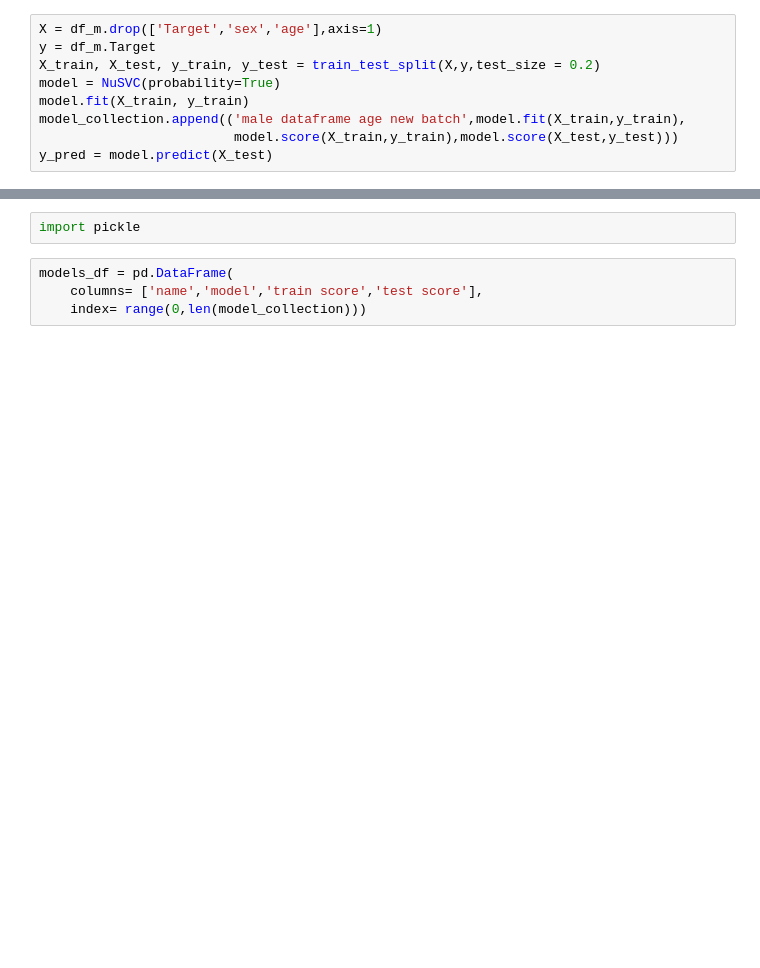
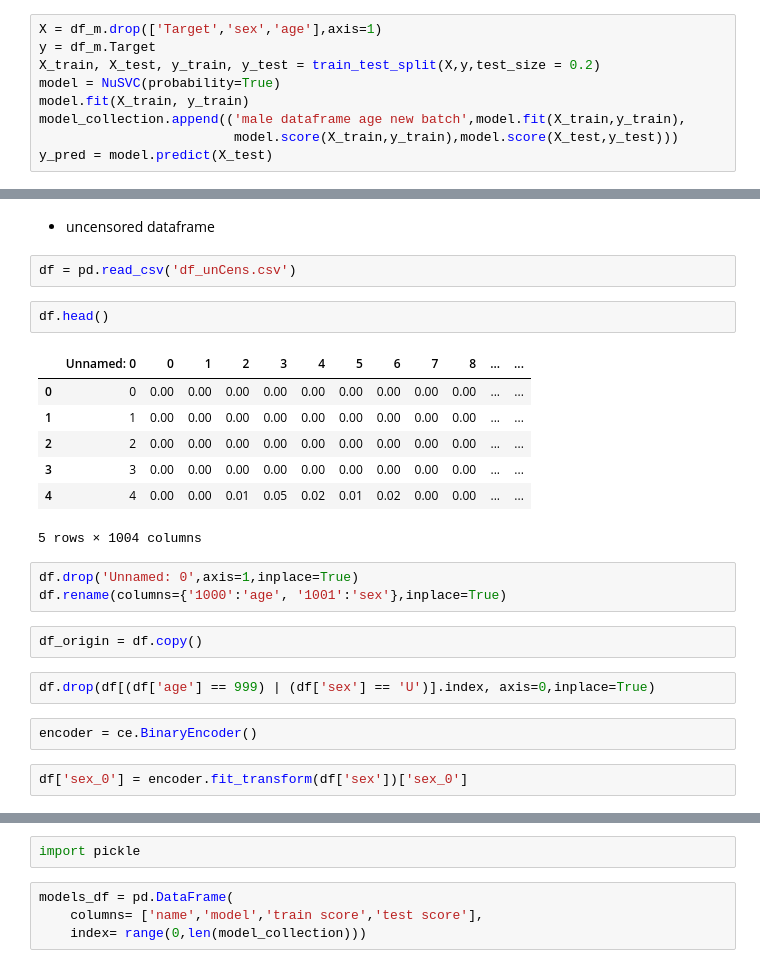
Before and after one commit to GerardDD/PR_Final_PeriapicalRadiography_Classification, a Jupyter notebook: Modelo/Model_creation.ipynb, the cells around one changed output, grey strips where cells are left out. Cells and saved outputs as stored; diff of their text form; blank space fills up the shorter version.

```diff
--- a/Modelo/Model_creation.ipynb
+++ b/Modelo/Model_creation.ipynb
@@ -850,0 +851,25 @@ plt.plot([0,1],[0,1], c='r', linestyle='--')
+# %% [markdown]
+- uncensored dataframe
+# %%
+df = pd.read_csv('df_unCens.csv')
+# %%
+df.head()
+# %% [output]
+|  | Unnamed: 0 | 0 | 1 | 2 | 3 | 4 | 5 | 6 | 7 | 8 | ... | ... |
+| 0 | 0 | 0.00 | 0.00 | 0.00 | 0.00 | 0.00 | 0.00 | 0.00 | 0.00 | 0.00 | ... | ... |
+| 1 | 1 | 0.00 | 0.00 | 0.00 | 0.00 | 0.00 | 0.00 | 0.00 | 0.00 | 0.00 | ... | ... |
+| 2 | 2 | 0.00 | 0.00 | 0.00 | 0.00 | 0.00 | 0.00 | 0.00 | 0.00 | 0.00 | ... | ... |
+| 3 | 3 | 0.00 | 0.00 | 0.00 | 0.00 | 0.00 | 0.00 | 0.00 | 0.00 | 0.00 | ... | ... |
+| 4 | 4 | 0.00 | 0.00 | 0.01 | 0.05 | 0.02 | 0.01 | 0.02 | 0.00 | 0.00 | ... | ... |
+5 rows × 1004 columns
+# %%
+df.drop('Unnamed: 0',axis=1,inplace=True)
+df.rename(columns={'1000':'age', '1001':'sex'},inplace=True)
+# %%
+df_origin = df.copy()
+# %%
+df.drop(df[(df['age'] == 999) | (df['sex'] == 'U')].index, axis=0,inplace=True)
+# %%
+encoder = ce.BinaryEncoder()
+# %%
+df['sex_0'] = encoder.fit_transform(df['sex'])['sex_0']
```
Also changed, not shown: parts of 76 cells of this notebook, 3 other files.
